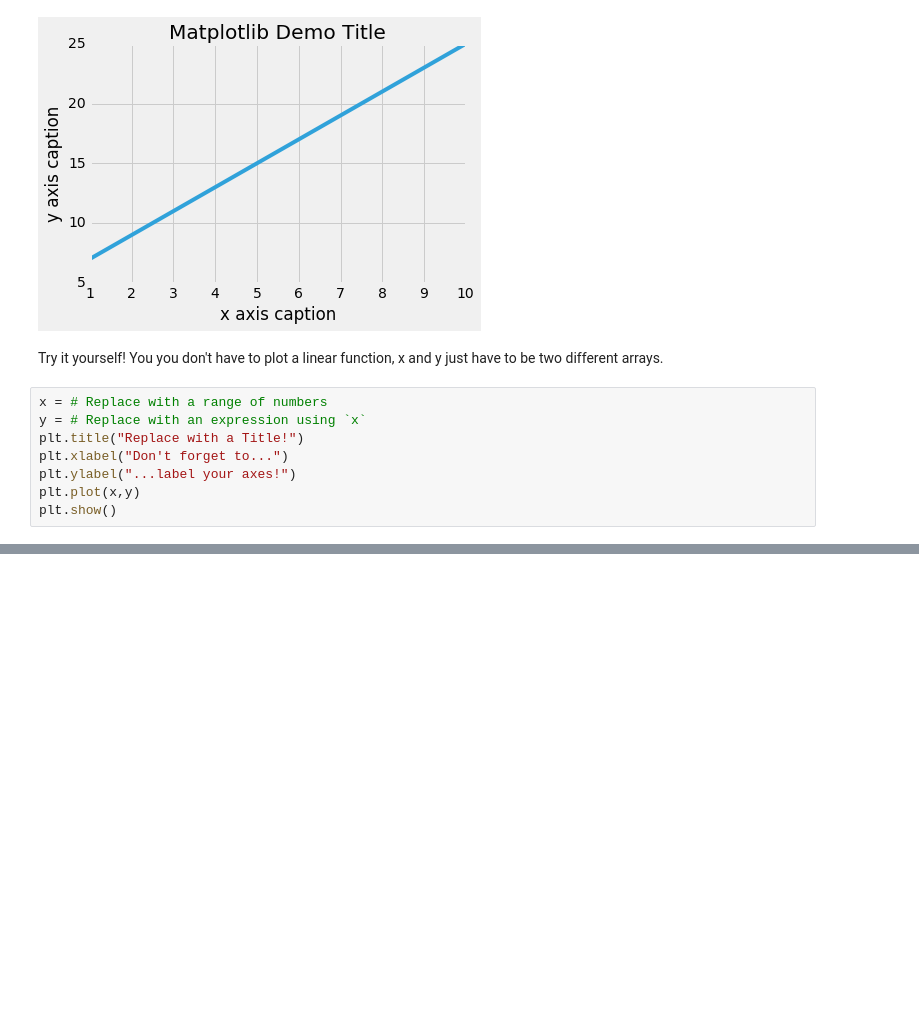
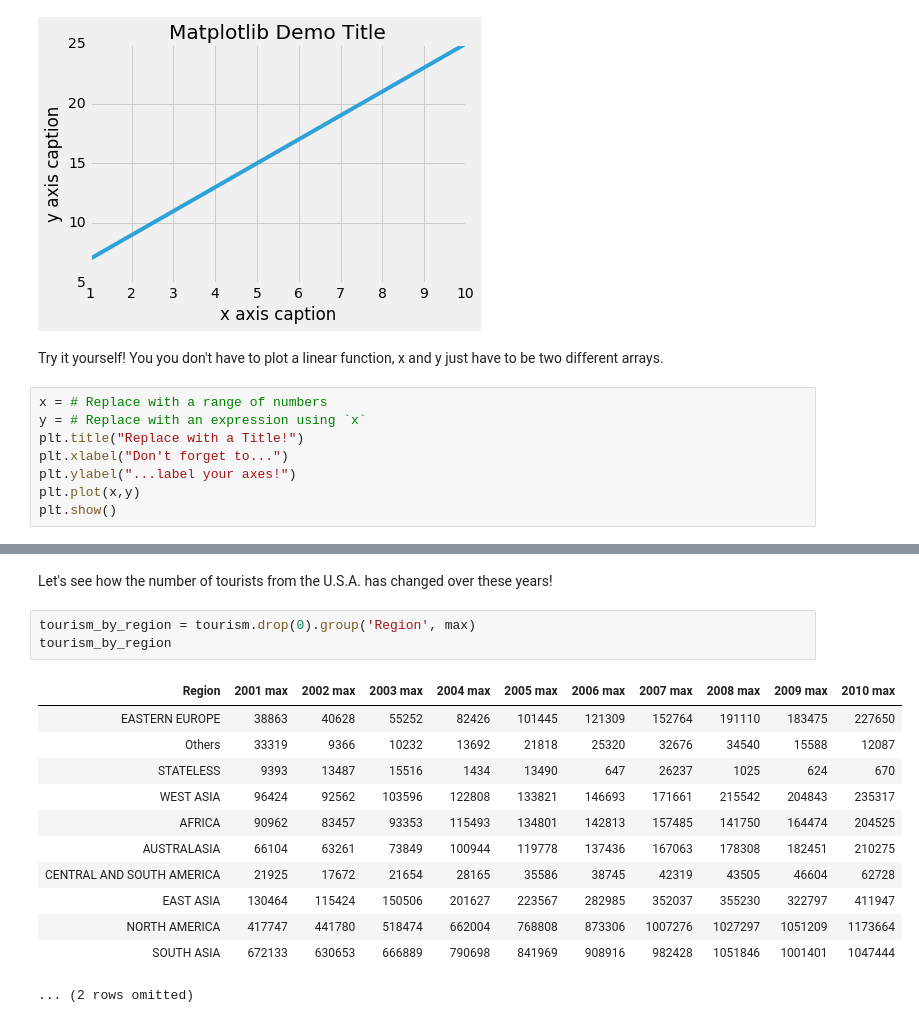
Before and after one commit to dsindia/notebooks, a Jupyter notebook: lesson7/Lesson_7_Visualization.ipynb, the cells around one changed output, grey strips where cells are left out. Drawn from its saved outputs; the diff is of its cells as text; blank space fills up the shorter version.

```diff
--- a/lesson7/Lesson_7_Visualization.ipynb
+++ b/lesson7/Lesson_7_Visualization.ipynb
@@ -55,0 +80,18 @@ plt.show()
+# %% [markdown]
+Let's see how the number of tourists from the U.S.A. has changed over these years!
+# %%
+tourism_by_region = tourism.drop(0).group('Region', max)
+tourism_by_region
+# %% [output]
+| Region | 2001 max | 2002 max | 2003 max | 2004 max | 2005 max | 2006 max | 2007 max | 2008 max | 2009 max | 2010 max |
+| EASTERN EUROPE | 38863 | 40628 | 55252 | 82426 | 101445 | 121309 | 152764 | 191110 | 183475 | 227650 |
+| Others | 33319 | 9366 | 10232 | 13692 | 21818 | 25320 | 32676 | 34540 | 15588 | 12087 |
+| STATELESS | 9393 | 13487 | 15516 | 1434 | 13490 | 647 | 26237 | 1025 | 624 | 670 |
+| WEST ASIA | 96424 | 92562 | 103596 | 122808 | 133821 | 146693 | 171661 | 215542 | 204843 | 235317 |
+| AFRICA | 90962 | 83457 | 93353 | 115493 | 134801 | 142813 | 157485 | 141750 | 164474 | 204525 |
+| AUSTRALASIA | 66104 | 63261 | 73849 | 100944 | 119778 | 137436 | 167063 | 178308 | 182451 | 210275 |
+| CENTRAL AND SOUTH AMERICA | 21925 | 17672 | 21654 | 28165 | 35586 | 38745 | 42319 | 43505 | 46604 | 62728 |
+| EAST ASIA | 130464 | 115424 | 150506 | 201627 | 223567 | 282985 | 352037 | 355230 | 322797 | 411947 |
+| NORTH AMERICA | 417747 | 441780 | 518474 | 662004 | 768808 | 873306 | 1007276 | 1027297 | 1051209 | 1173664 |
+| SOUTH ASIA | 672133 | 630653 | 666889 | 790698 | 841969 | 908916 | 982428 | 1051846 | 1001401 | 1047444 |
+... (2 rows omitted)
```
Also changed, not shown: parts of 7 cells of this notebook, 1 other file.
